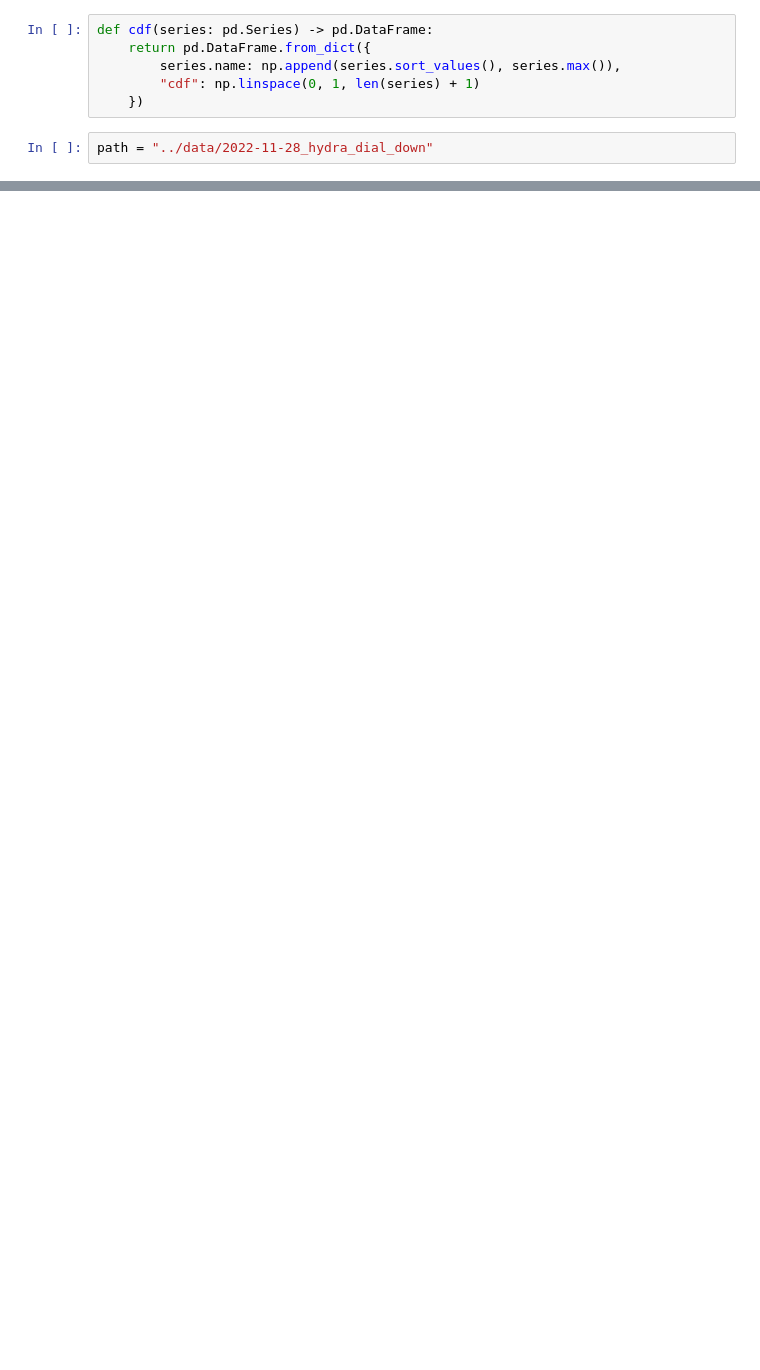
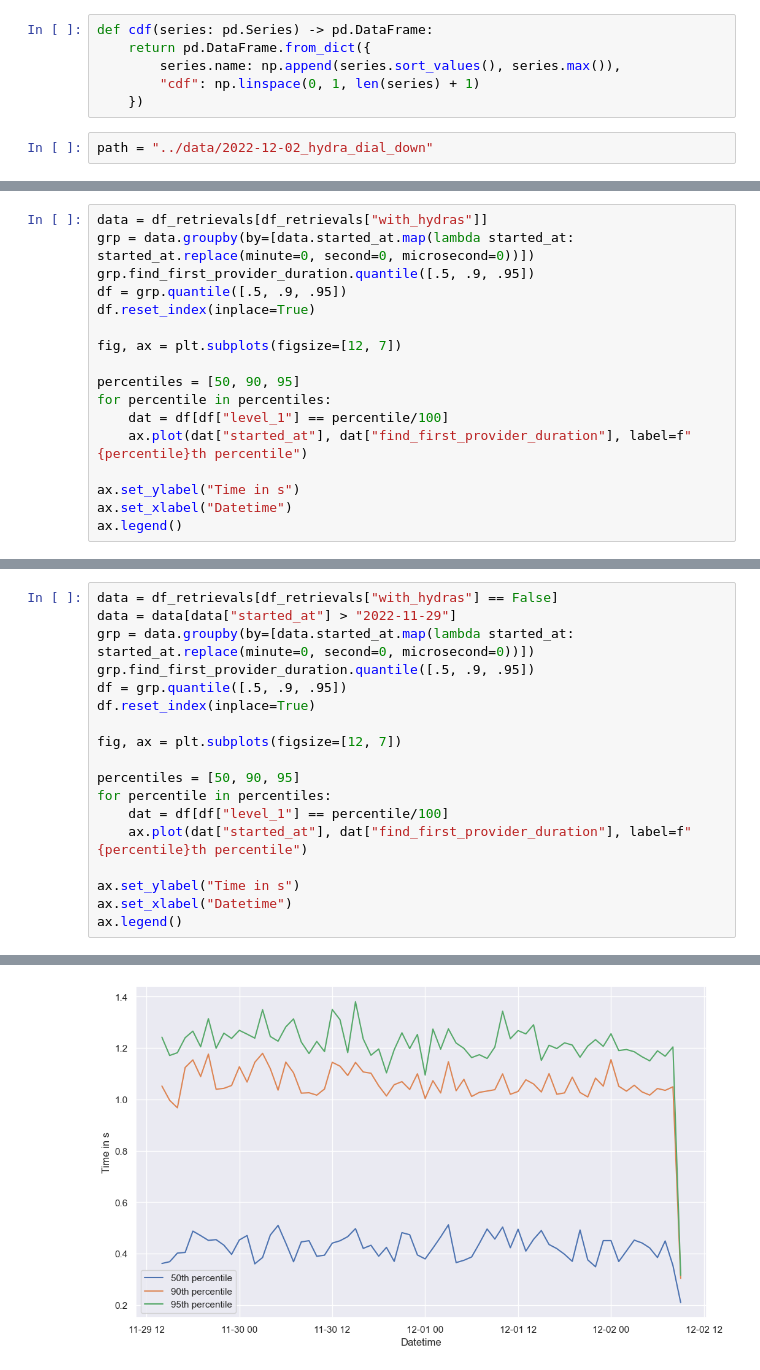
Before and after one commit to dennis-tra/ipfs-lookup-measurement, a Jupyter notebook: analysis/2022-11-28-hydra-dial-down.ipynb, the cells around one changed output, grey strips where cells are left out. Drawn from its saved outputs; the diff is of its cells as text; blank space fills up the shorter version.

Commit message:
update: hydra dial down notebook

```diff
--- a/analysis/2022-11-28-hydra-dial-down.ipynb
+++ b/analysis/2022-11-28-hydra-dial-down.ipynb
@@ -21,7 +22,7 @@ def cdf(series: pd.Series) -> pd.DataFrame:
         "cdf": np.linspace(0, 1, len(series) + 1)
     })
 # %%
-path = "../data/2022-11-28_hydra_dial_down"
+path = "../data/2022-12-02_hydra_dial_down"
 # %%
 values = []
 for fn in os.listdir(path):
@@ -215,0 +206,17 @@ skip None 2022-11-26 17:09:25.924542+00:00
+# %%
+data = df_retrievals[df_retrievals["with_hydras"]]
+grp = data.groupby(by=[data.started_at.map(lambda started_at: started_at.replace(minute=0, second=0, microsecond=0))])
+grp.find_first_provider_duration.quantile([.5, .9, .95])
+df = grp.quantile([.5, .9, .95])
+df.reset_index(inplace=True)
+
+fig, ax = plt.subplots(figsize=[12, 7])
+
+percentiles = [50, 90, 95]
+for percentile in percentiles:
+    dat = df[df["level_1"] == percentile/100]
+    ax.plot(dat["started_at"], dat["find_first_provider_duration"], label=f"{percentile}th percentile")
+
+ax.set_ylabel("Time in s")
+ax.set_xlabel("Datetime")
+ax.legend()
@@ -215,0 +226,19 @@ skip None 2022-11-26 17:09:25.924542+00:00
+# %%
+data = df_retrievals[df_retrievals["with_hydras"] == False]
+data = data[data["started_at"] > "2022-11-29"]
+grp = data.groupby(by=[data.started_at.map(lambda started_at: started_at.replace(minute=0, second=0, microsecond=0))])
+grp.find_first_provider_duration.quantile([.5, .9, .95])
+df = grp.quantile([.5, .9, .95])
+df.reset_index(inplace=True)
+
+fig, ax = plt.subplots(figsize=[12, 7])
+
+percentiles = [50, 90, 95]
+for percentile in percentiles:
+    dat = df[df["level_1"] == percentile/100]
+    ax.plot(dat["started_at"], dat["find_first_provider_duration"], label=f"{percentile}th percentile")
+
+ax.set_ylabel("Time in s")
+ax.set_xlabel("Datetime")
+ax.legend()
+# %% [output]
@@ -215,0 +246 @@ skip None 2022-11-26 17:09:25.924542+00:00
+[figure, added]
```
Also changed, not shown: parts of 19 cells of this notebook.
